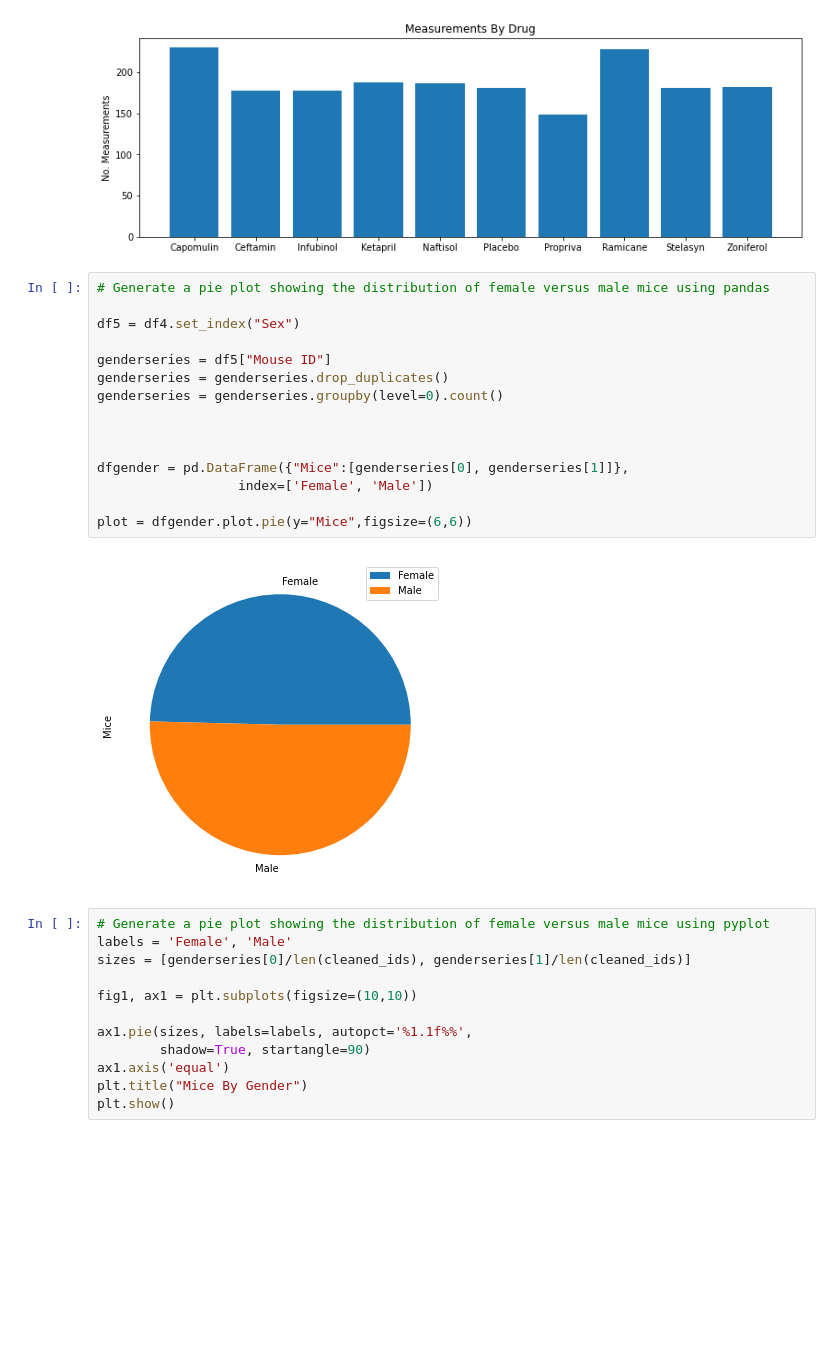
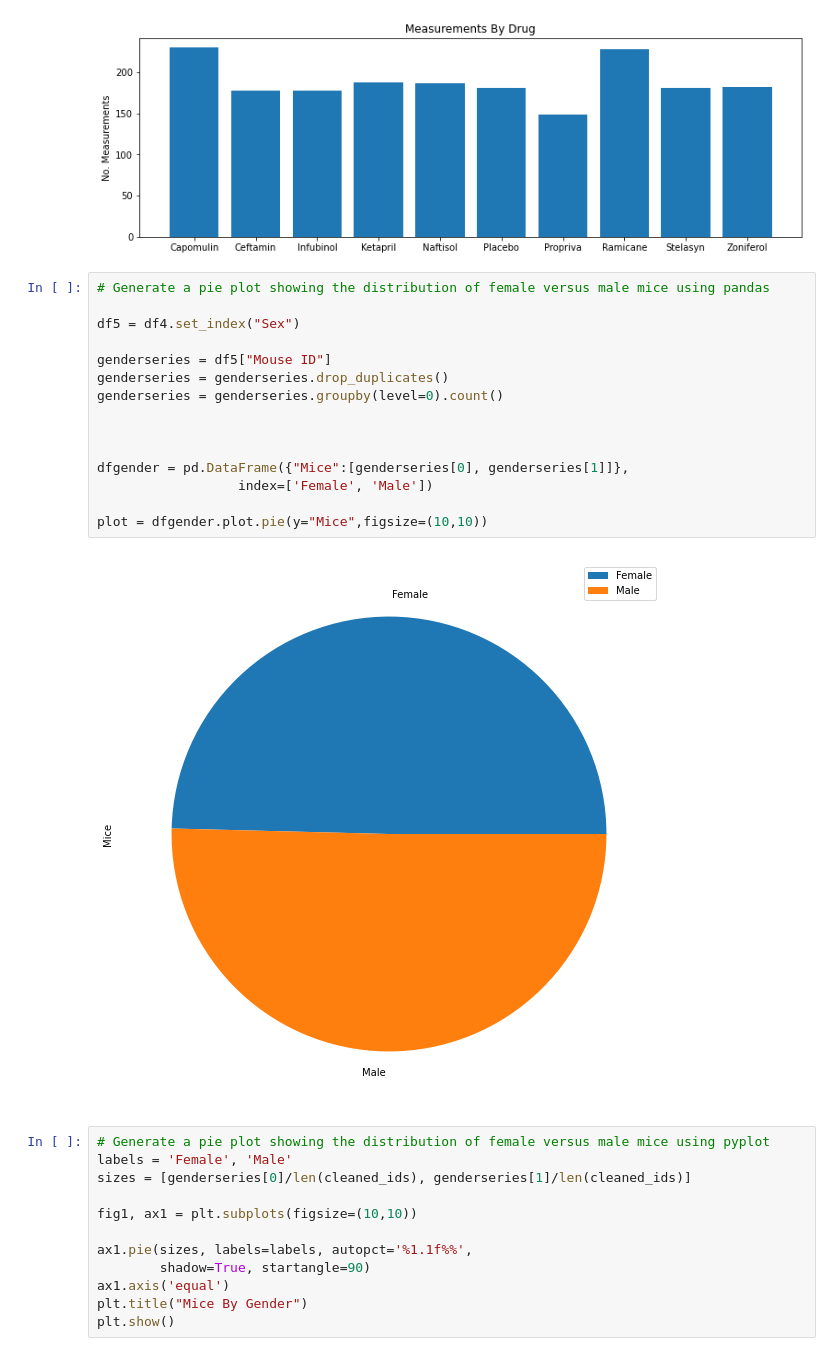
Before and after one commit to lyli888/Level-4-MatPlotLib, a Jupyter notebook: pymaceuticals_finished_LyLi.ipynb, the cells around one changed output. Cells and saved outputs as stored; diff of their text form; blank space fills up the shorter version.

```diff
--- a/pymaceuticals_finished_LyLi.ipynb
+++ b/pymaceuticals_finished_LyLi.ipynb
@@ -151,20 +187,20 @@ plt.show()
 # %%
 # Generate a pie plot showing the distribution of female versus male mice using pandas
 
 df5 = df4.set_index("Sex")
 
 genderseries = df5["Mouse ID"]
 genderseries = genderseries.drop_duplicates()
 genderseries = genderseries.groupby(level=0).count()
 
 
 
 dfgender = pd.DataFrame({"Mice":[genderseries[0], genderseries[1]]},
                   index=['Female', 'Male'])
 
-plot = dfgender.plot.pie(y="Mice",figsize=(6,6))
+plot = dfgender.plot.pie(y="Mice",figsize=(10,10))
 # %% [output]
-[figure, old version]
+[figure, new version]
 # %%
 # Generate a pie plot showing the distribution of female versus male mice using pyplot
 labels = 'Female', 'Male'
```
Also changed, not shown: parts of 1 cell of this notebook.
